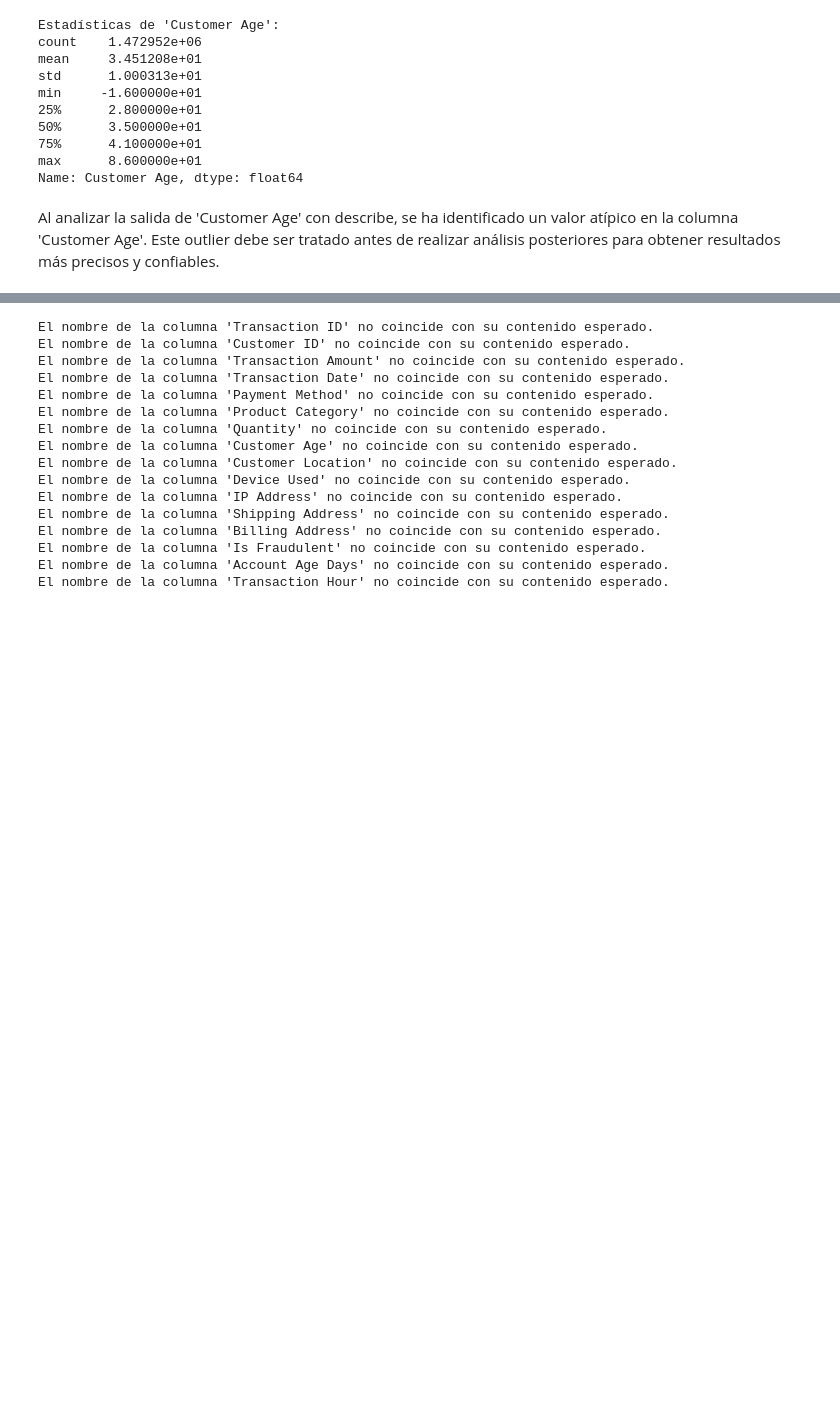
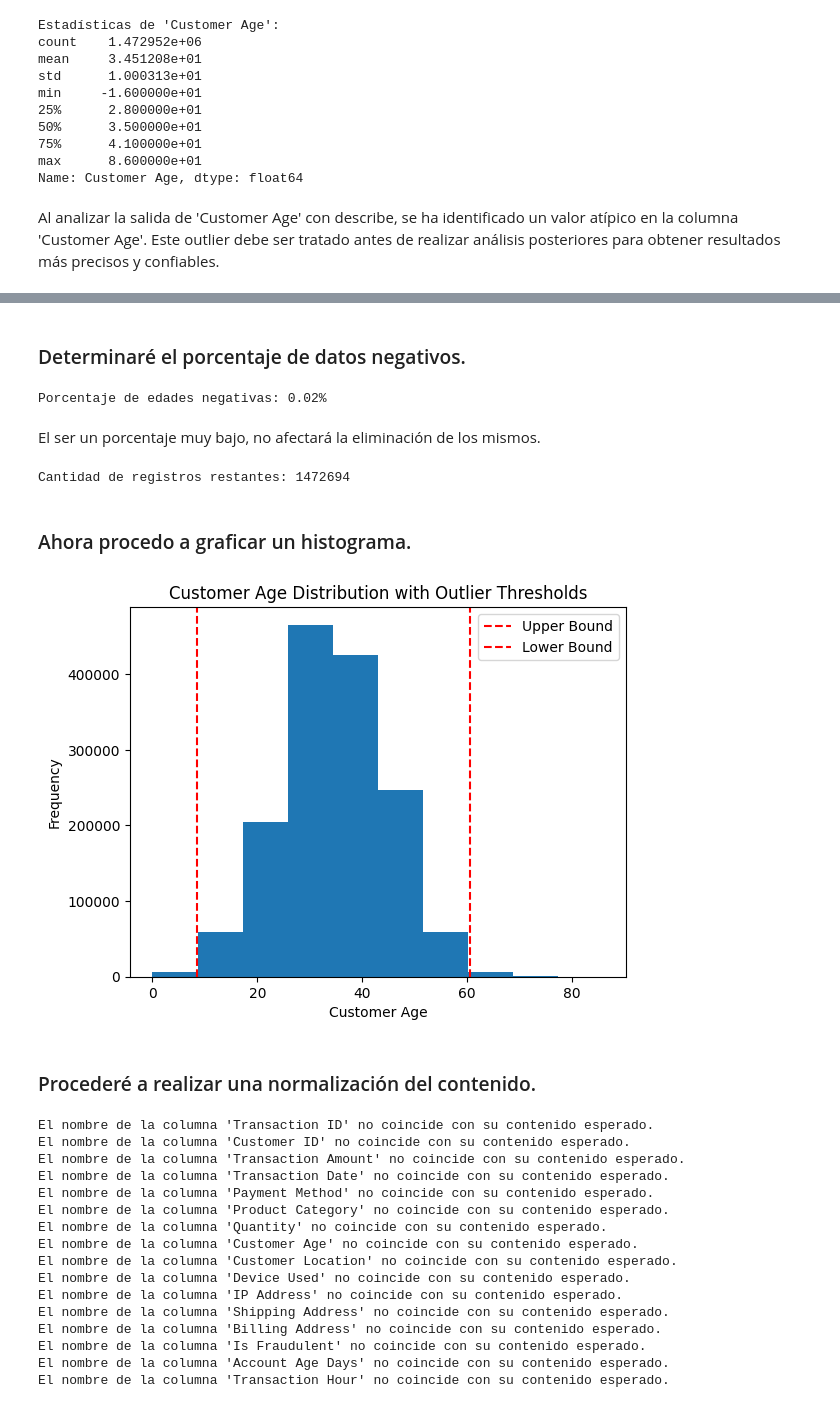
Before and after one commit to No-Country-simulation/c19-107-ft-data-bi-Fraude-en-Transacciones-Financieras, a Jupyter notebook: Notebook ETL & EDA/ETL.ipynb, the cells around one changed output, grey strips where cells are left out. Cells and saved outputs as stored; diff of their text form; code cells hidden in the pictures; blank space fills up the shorter version.

```diff
--- a/Notebook ETL & EDA/ETL.ipynb
+++ b/Notebook ETL & EDA/ETL.ipynb
@@ -308,3 +309,55 @@ Al analizar la salida de 'Customer Age' con describe, se ha identificado un valo
+# %% [markdown]
+### Determinaré el porcentaje de datos negativos.
+# %%
+# Identifico datos negativos en la columna edad
+negative_ages = ecommerce_df[ecommerce_df['Customer Age'] < 0]
+
+# Calculo el total
+total_records = len(ecommerce_df)
+
+# Calculo los negativos
+negative_age_count = len(negative_ages)
+
+# Calculo el porcentaje que representa sobre el total de la columna
+negative_age_percentage = (negative_age_count / total_records) * 100
+
+# Visualizo
+print(f"Porcentaje de edades negativas: {negative_age_percentage:.2f}%")
+# %% [output]
+Porcentaje de edades negativas: 0.02%
+# %% [markdown]
+El ser un porcentaje muy bajo, no afectará la eliminación de los mismos.
+# %%
+# Procederé a eliminar los outliers o edades negativas ya que las mismas no existen.
+ecommerce_df = ecommerce_df[ecommerce_df['Customer Age'] >= 0]
+
+# Verifico la cantidad de registros restantes
+print("Cantidad de registros restantes:", len(ecommerce_df))
+# %% [output]
+Cantidad de registros restantes: 1472694
+# %% [markdown]
+### Ahora procedo a graficar un histograma.
+# %%
+plt.hist(ecommerce_df['Customer Age'])
+
+# Plot threshold lines for upper and lower bounds
+plt.axvline(x=upper_bound, color='red', linestyle='--', label='Upper Bound')
+plt.axvline(x=lower_bound, color='red', linestyle='--', label='Lower Bound')
+
+# Add labels and title
+plt.xlabel('Customer Age')
+plt.ylabel('Frequency')
+plt.title('Customer Age Distribution with Outlier Thresholds')
+
+# Add legend
+plt.legend()
+
+# Display the plot
+plt.show()
+# %% [output]
+[figure, added]
+# %% [markdown]
+### Procederé a realizar una normalización del contenido.
 # %%
 # Verifico si los nombres de las columnas coinciden con su contenido
 nombres_columnas = ecommerce_df.columns
```
Also changed, not shown: parts of 18 cells of this notebook.
